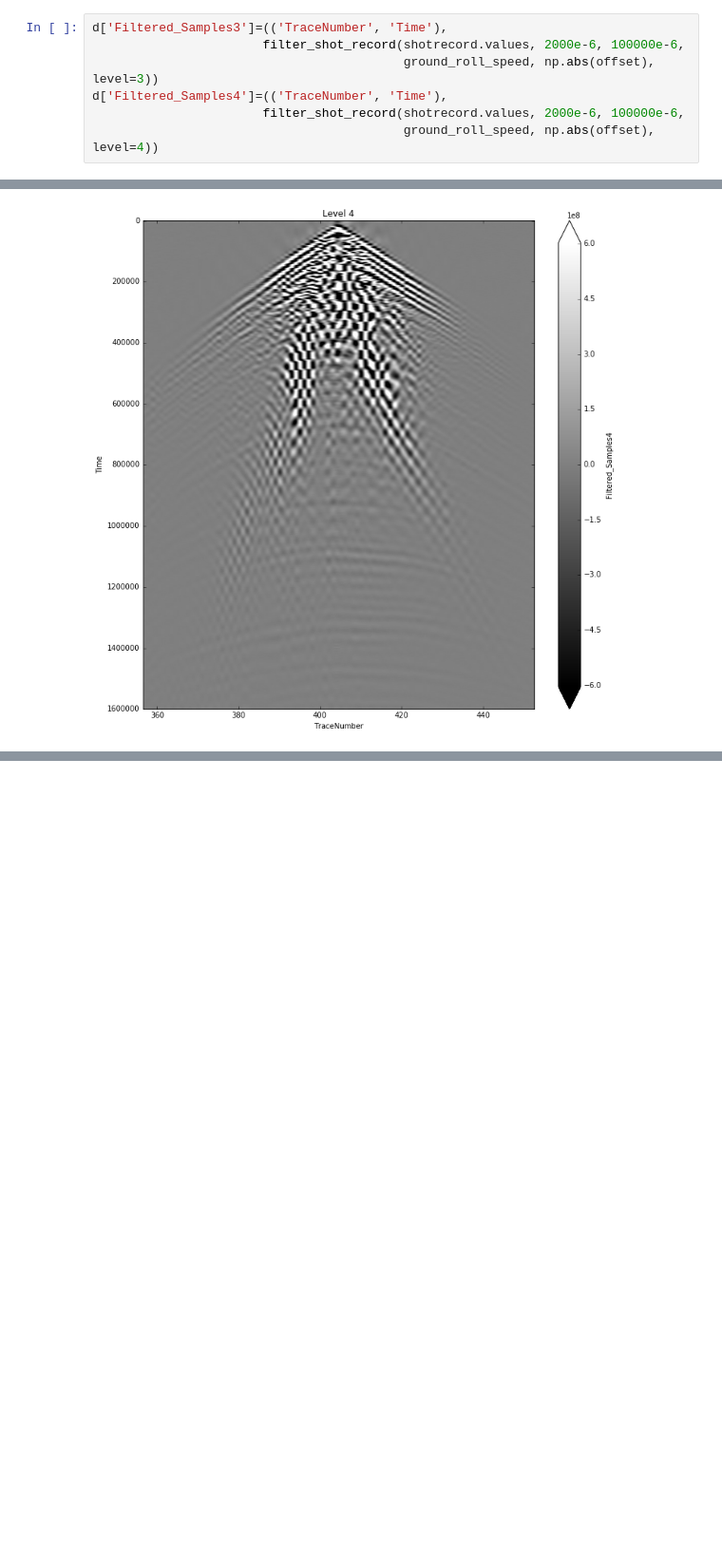
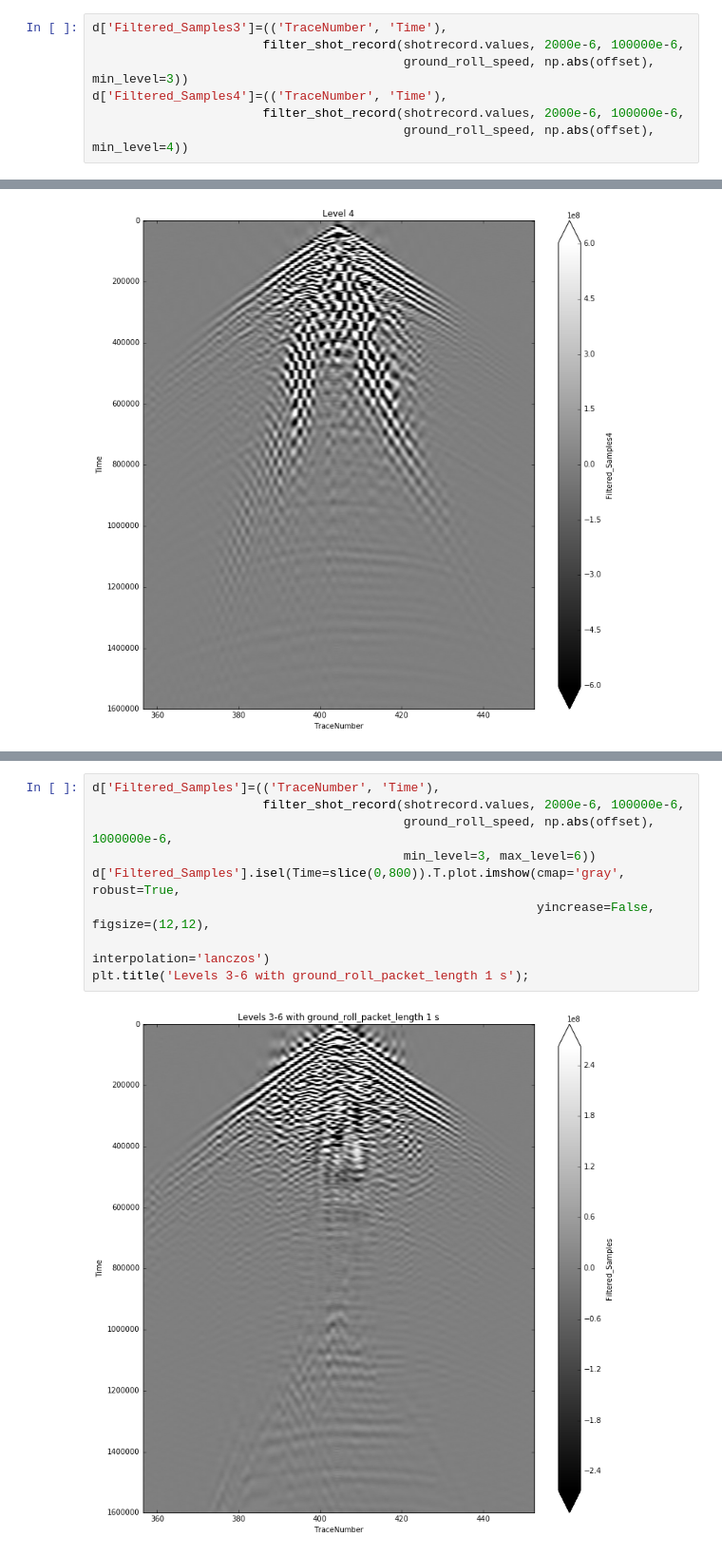
Before and after one commit to ar4/deighan_watts_1997, a Jupyter notebook: notebooks/deighan_watts_1997.ipynb, the cells around one changed output, grey strips where cells are left out. Shown at 95% size. Drawn from its saved outputs; the diff is of its cells as text; blank space fills up the shorter version.

Commit message:
added option to set ground roll packet length and max level

```diff
--- a/notebooks/deighan_watts_1997.ipynb
+++ b/notebooks/deighan_watts_1997.ipynb
@@ -157,10 +189,10 @@ The original shot record is plotted again below, for ease of comparison, and I h
 # %%
 d['Filtered_Samples3']=(('TraceNumber', 'Time'),
                        filter_shot_record(shotrecord.values, 2000e-6, 100000e-6,
-                                          ground_roll_speed, np.abs(offset), level=3))
+                                          ground_roll_speed, np.abs(offset), min_level=3))
 d['Filtered_Samples4']=(('TraceNumber', 'Time'),
                        filter_shot_record(shotrecord.values, 2000e-6, 100000e-6,
-                                          ground_roll_speed, np.abs(offset), level=4))
+                                          ground_roll_speed, np.abs(offset), min_level=4))
 # %%
 shotrecord.isel(Time=slice(0,800)).T.plot.imshow(cmap='gray', robust=True,
                                                  yincrease=False, figsize=(12,12),
@@ -191,0 +223,11 @@ Although it was simple to create my quick implementation of the method, I wasn't
+# %%
+d['Filtered_Samples']=(('TraceNumber', 'Time'),
+                       filter_shot_record(shotrecord.values, 2000e-6, 100000e-6,
+                                          ground_roll_speed, np.abs(offset), 1000000e-6,
+                                          min_level=3, max_level=6))
+d['Filtered_Samples'].isel(Time=slice(0,800)).T.plot.imshow(cmap='gray', robust=True,
+                                                            yincrease=False, figsize=(12,12),
+                                                            interpolation='lanczos')
+plt.title('Levels 3-6 with ground_roll_packet_length 1 s');
+# %% [output]
+[figure, added]
```
Also changed, not shown: parts of 5 cells of this notebook.
